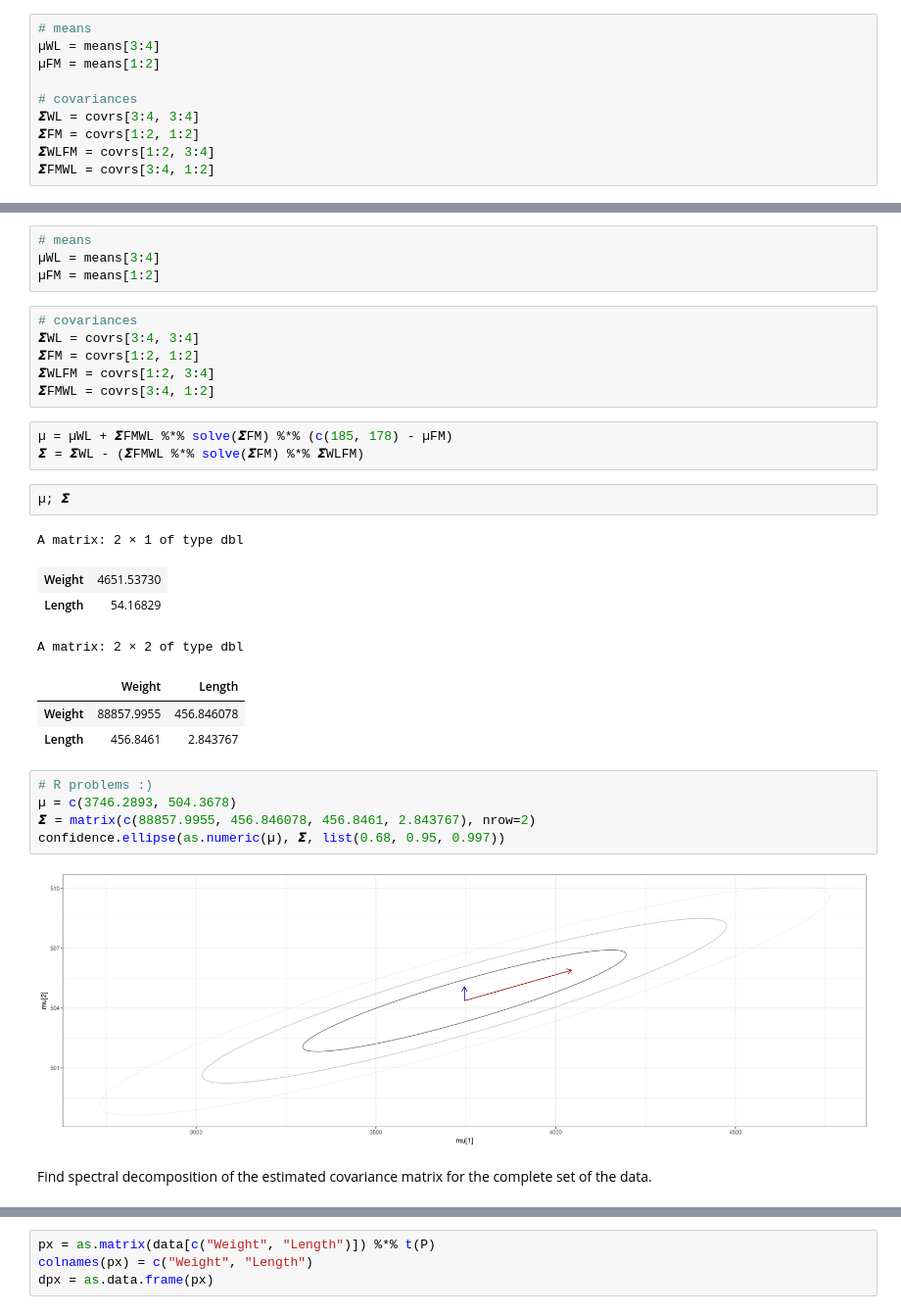
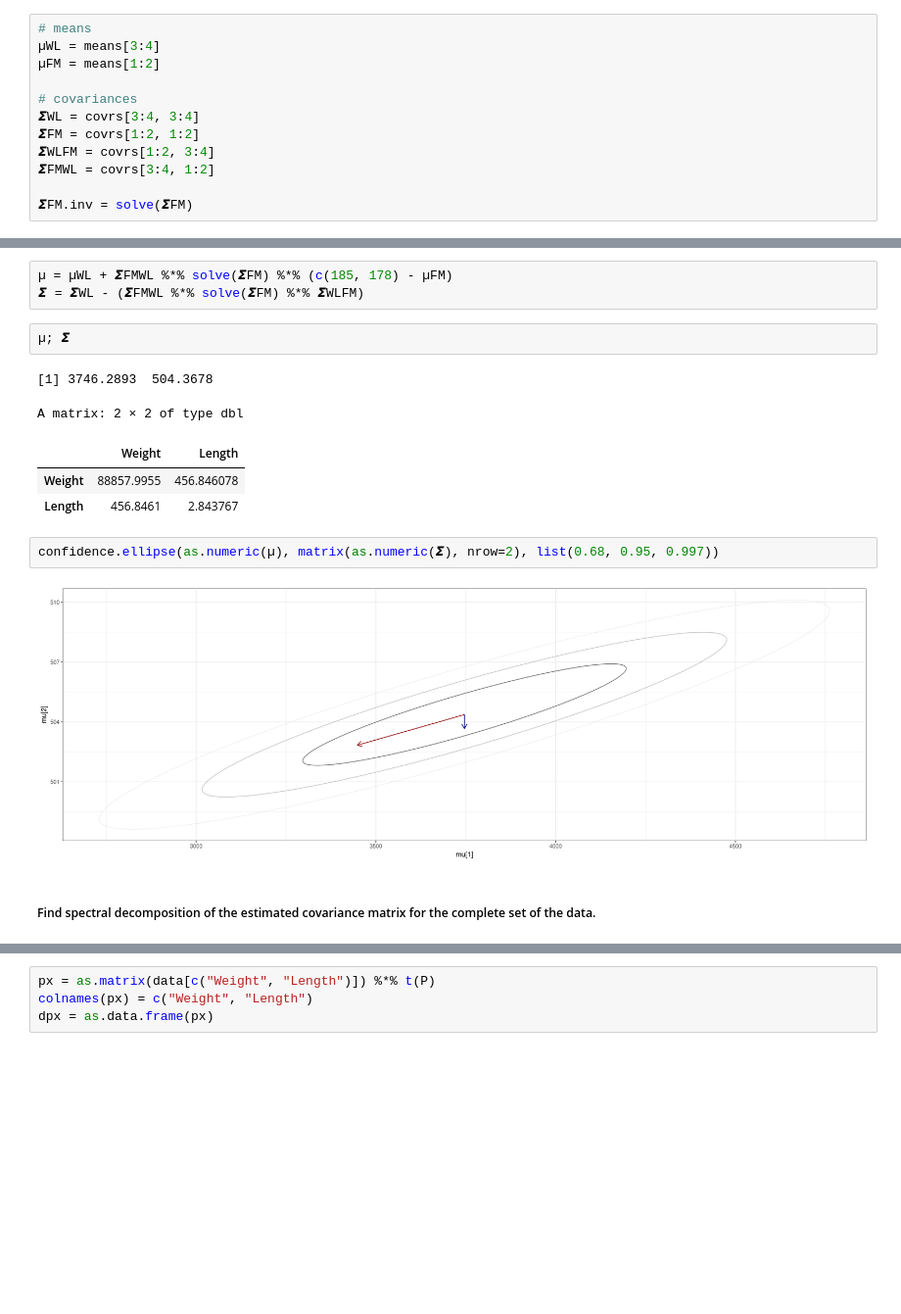
Before and after one commit to ventus550/university, a Jupyter notebook: statistical-learning/lab1/report.ipynb, the cells around one changed output, grey strips where cells are left out. Shown at 98% size. Drawn from its saved outputs; the diff is of its cells as text; blank space fills up the shorter version.

Commit message:
stats lab1 covariance fix

```diff
--- a/statistical-learning/lab1/report.ipynb
+++ b/statistical-learning/lab1/report.ipynb
@@ -298,4 +300,6 @@ A matrix: 4 × 4 of type dbl
 𝞢FM = covrs[1:2, 1:2]
 𝞢WLFM = covrs[1:2, 3:4]
 𝞢FMWL = covrs[3:4, 1:2]
+
+𝞢FM.inv = solve(𝞢FM)
 # %% [markdown]
@@ -379,36 +399,20 @@ the classification ellipsoids for their child.
-# %%
-# means
-µWL = means[3:4]
-µFM = means[1:2]
-# %%
-# covariances
-𝞢WL = covrs[3:4, 3:4]
-𝞢FM = covrs[1:2, 1:2]
-𝞢WLFM = covrs[1:2, 3:4]
-𝞢FMWL = covrs[3:4, 1:2]
 # %%
 µ = µWL + 𝞢FMWL %*% solve(𝞢FM) %*% (c(185, 178) - µFM)
 𝞢 = 𝞢WL - (𝞢FMWL %*% solve(𝞢FM) %*% 𝞢WLFM)
 # %%
 µ; 𝞢
 # %% [output]
-A matrix: 2 × 1 of type dbl
+[1] 3746.2893  504.3678
+A matrix: 2 × 2 of type dbl
-| Weight | 4651.53730 |
-| Length | 54.16829 |
+|  | Weight | Length |
+| Weight | 88857.9955 | 456.846078 |
+| Length | 456.8461 | 2.843767 |
-A matrix: 2 × 2 of type dbl
-|  | Weight | Length |
-| Weight | 88857.9955 | 456.846078 |
-| Length | 456.8461 | 2.843767 |
 # %%
-# R problems :)
-µ = c(3746.2893, 504.3678)
-𝞢 = matrix(c(88857.9955, 456.846078, 456.8461, 2.843767), nrow=2)
-confidence.ellipse(as.numeric(µ), 𝞢, list(0.68, 0.95, 0.997))
+confidence.ellipse(as.numeric(µ), matrix(as.numeric(𝞢), nrow=2), list(0.68, 0.95, 0.997))
 # %% [output]
-[figure, old version]
+[figure, new version]
 # %% [markdown]
-Find spectral decomposition of the estimated covariance matrix for the complete
-set of the data.
+##### Find spectral decomposition of the estimated covariance matrix for the complete set of the data.
 # %%
 e = eigen(𝞢)
 P = e$vectors
```
Also changed, not shown: parts of 31 cells of this notebook.
